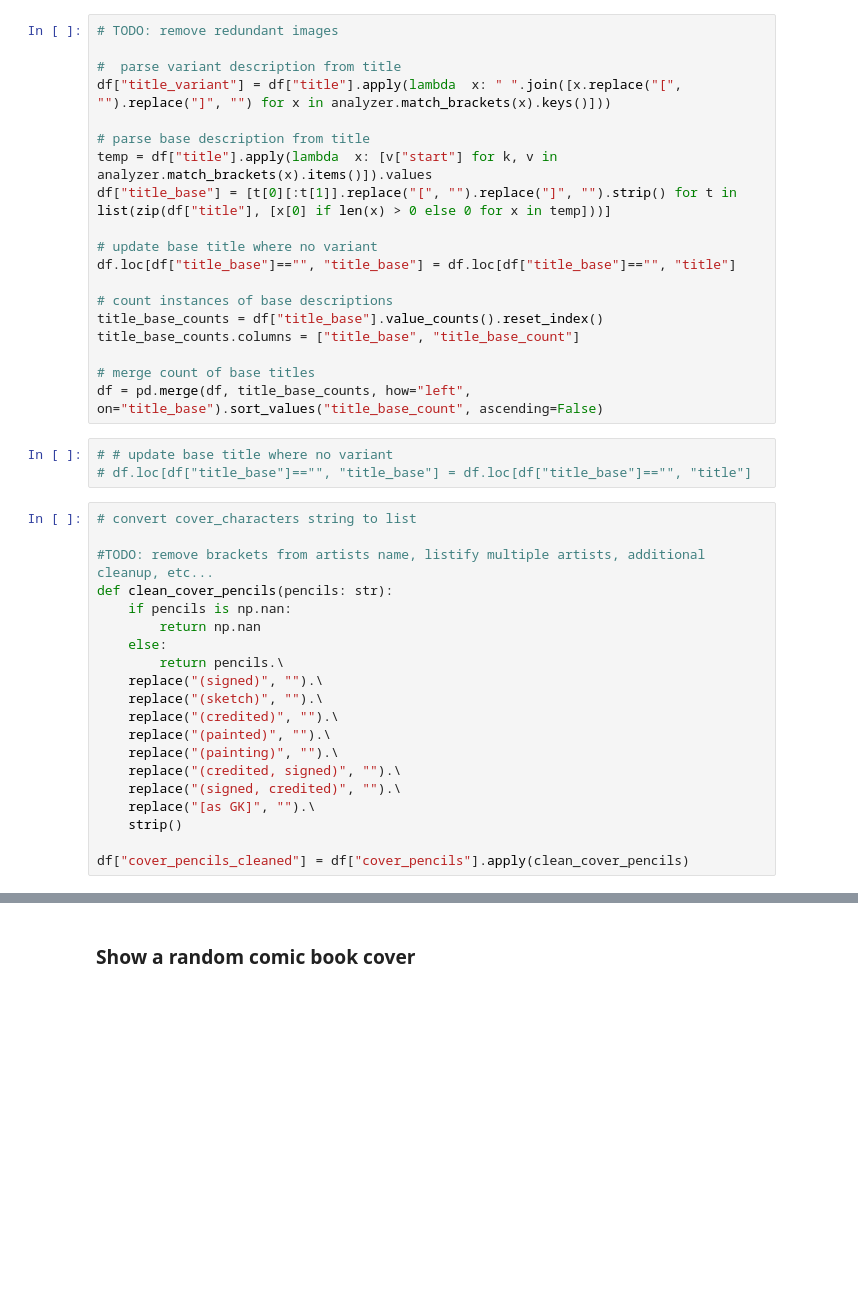
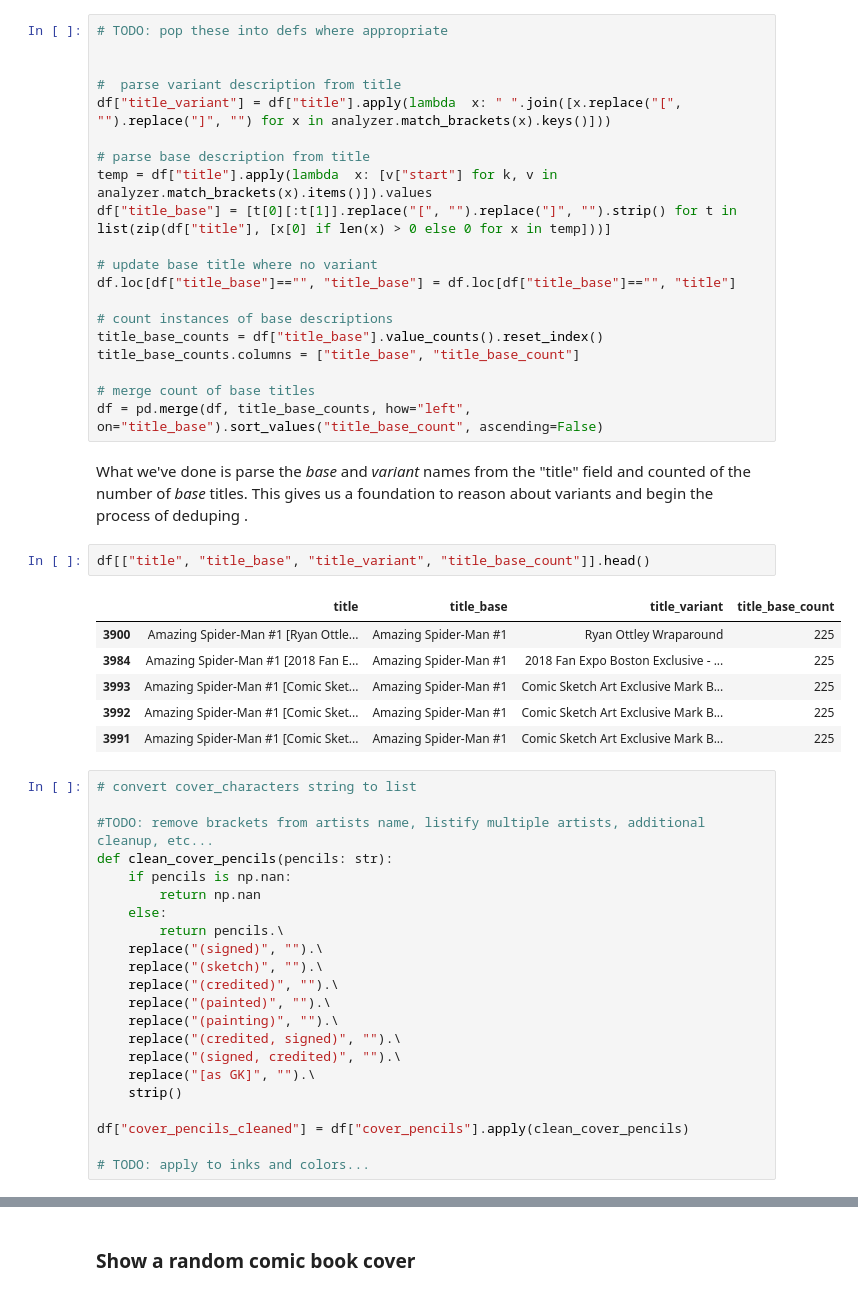
Before and after one commit to macrae/comics-net, a Jupyter notebook: jupyter/metadata_analysis.ipynb, the cells around one changed output, grey strips where cells are left out. Drawn from its saved outputs; the diff is of its cells as text; blank space fills up the shorter version.

```diff
--- a/jupyter/metadata_analysis.ipynb
+++ b/jupyter/metadata_analysis.ipynb
@@ -123,5 +134,6 @@ df.drop(['issue_number', 'cover_characters_list_aliases'], axis=1).describe().T
 # %%
-# TODO: remove redundant images
+# TODO: pop these into defs where appropriate
+
 
 #  parse variant description from title
 df["title_variant"] = df["title"].apply(lambda  x: " ".join([x.replace("[", "").replace("]", "") for x in analyzer.match_brackets(x).keys()]))
@@ -139,9 +151,17 @@ title_base_counts.columns = ["title_base", "title_base_count"]
 
 # merge count of base titles
 df = pd.merge(df, title_base_counts, how="left", on="title_base").sort_values("title_base_count", ascending=False)
-# %%
-# # update base title where no variant
-# df.loc[df["title_base"]=="", "title_base"] = df.loc[df["title_base"]=="", "title"]
+# %% [markdown]
+What we've done is parse the _base_ and _variant_ names from the "title" field and counted of the number of _base_ titles. This gives us a foundation to reason about variants and begin the process of deduping .
+# %%
+df[["title", "title_base", "title_variant", "title_base_count"]].head()
+# %% [output]
+|  | title | title_base | title_variant | title_base_count |
+| 3900 | Amazing Spider-Man #1 [Ryan Ottle... | Amazing Spider-Man #1 | Ryan Ottley Wraparound | 225 |
+| 3984 | Amazing Spider-Man #1 [2018 Fan E... | Amazing Spider-Man #1 | 2018 Fan Expo Boston Exclusive - ... | 225 |
+| 3993 | Amazing Spider-Man #1 [Comic Sket... | Amazing Spider-Man #1 | Comic Sketch Art Exclusive Mark B... | 225 |
+| 3992 | Amazing Spider-Man #1 [Comic Sket... | Amazing Spider-Man #1 | Comic Sketch Art Exclusive Mark B... | 225 |
+| 3991 | Amazing Spider-Man #1 [Comic Sket... | Amazing Spider-Man #1 | Comic Sketch Art Exclusive Mark B... | 225 |
 # %%
 # convert cover_characters string to list
 
@@ -162,3 +182,5 @@ def clean_cover_pencils(pencils: str):
     strip()
 
 df["cover_pencils_cleaned"] = df["cover_pencils"].apply(clean_cover_pencils)
+
+# TODO: apply to inks and colors...
```
Also changed, not shown: parts of 55 cells of this notebook, 5 other files.
